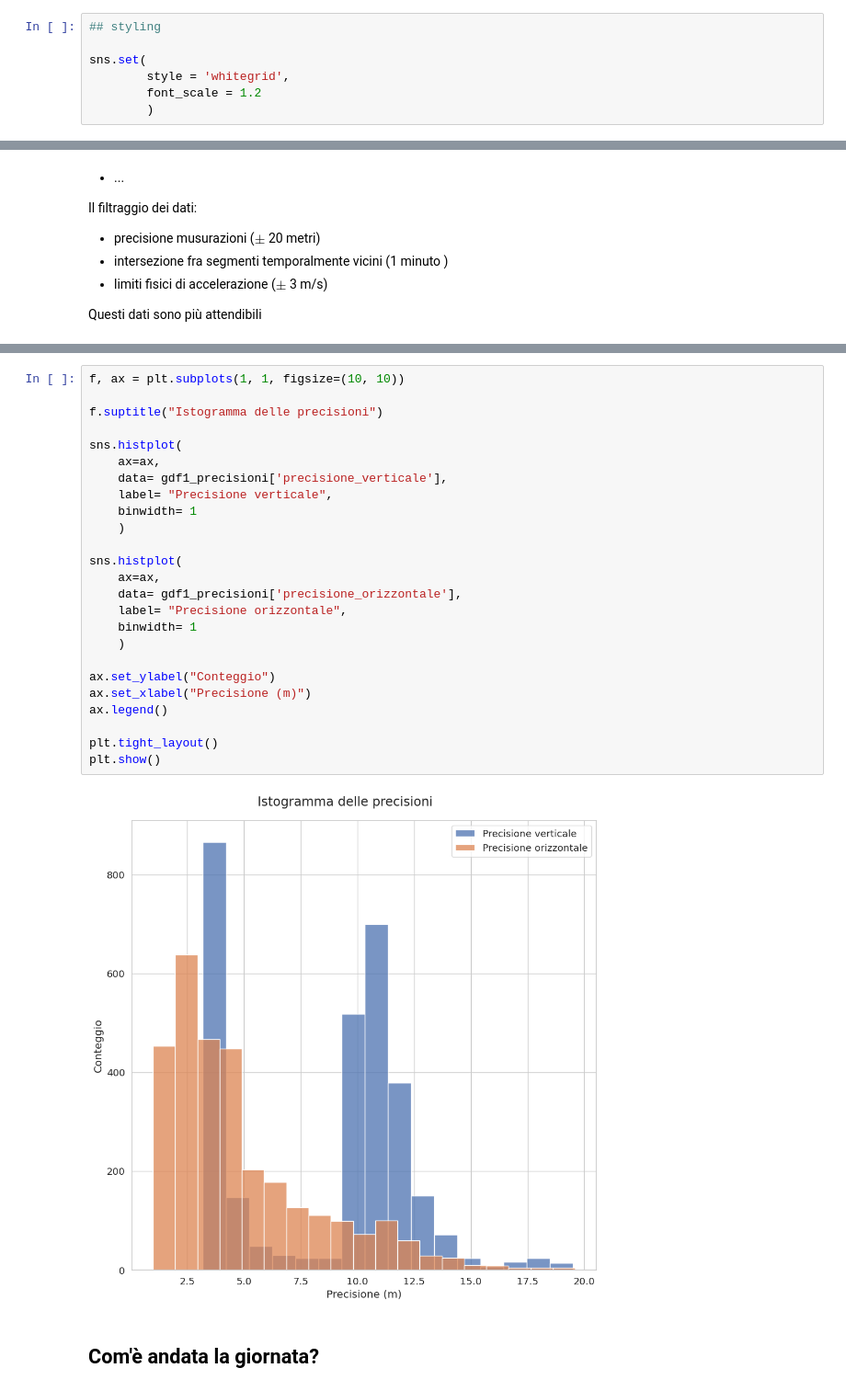
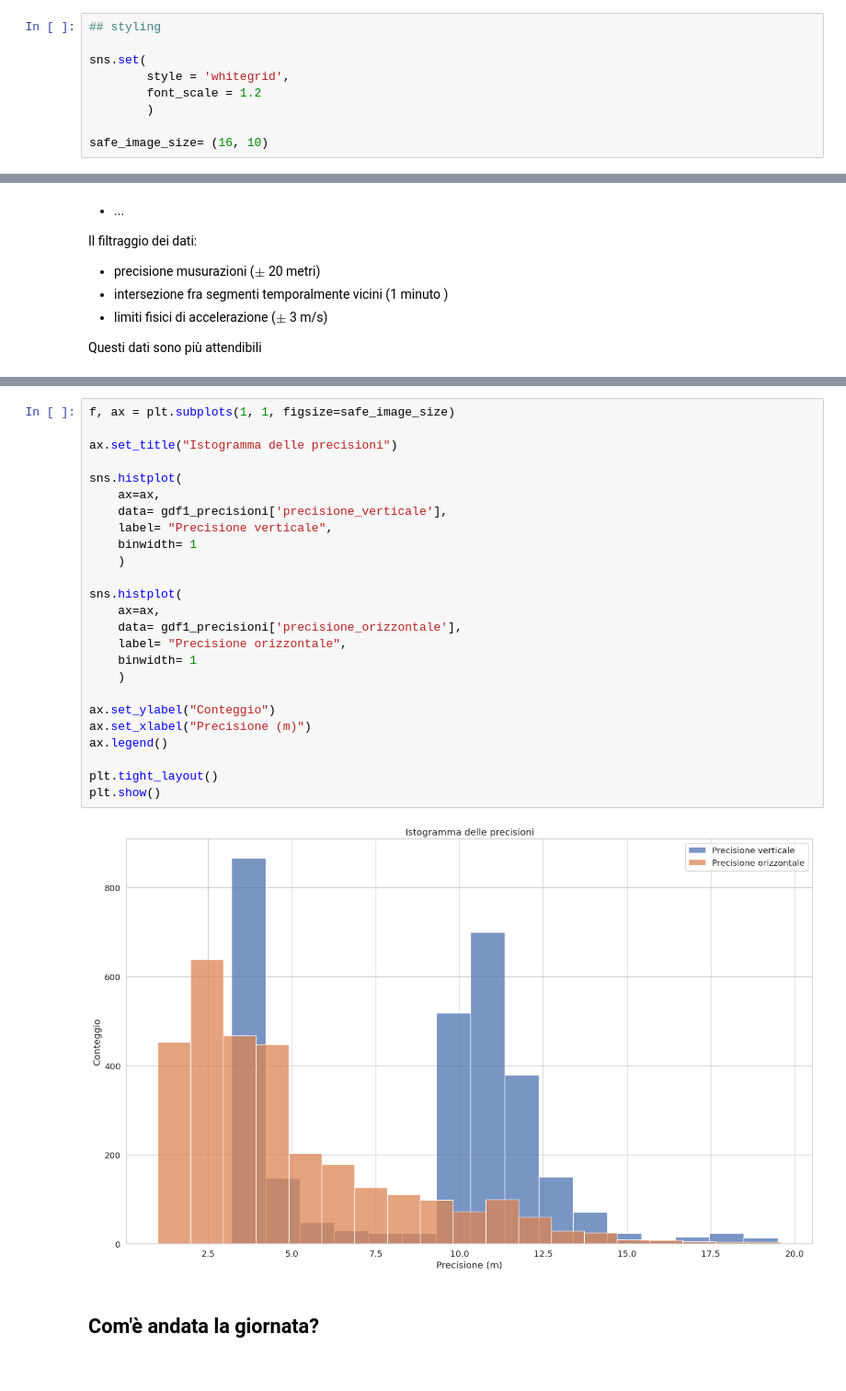
Before and after one commit to thomasmassarutto/DataSlopes, a Jupyter notebook: DataSlopes.ipynb, the cells around one changed output, grey strips where cells are left out. Shown at 92% size. Saved outputs shown, nothing was run; the diff lists cells and outputs as text.

```diff
--- a/DataSlopes.ipynb
+++ b/DataSlopes.ipynb
@@ -30,6 +30,8 @@ sns.set(
         style = 'whitegrid',
         font_scale = 1.2
         )
+
+safe_image_size= (16, 10)
 # %%
 ## creazione df
 
@@ -356,30 +358,30 @@ plt.tight_layout()
 # %%
-f, ax = plt.subplots(1, 1, figsize=(10, 10))
+f, ax = plt.subplots(1, 1, figsize=safe_image_size)
 
-f.suptitle("Istogramma delle precisioni")
+ax.set_title("Istogramma delle precisioni")
 
 sns.histplot(
     ax=ax,
     data= gdf1_precisioni['precisione_verticale'],
     label= "Precisione verticale",
     binwidth= 1
     )
 
 sns.histplot(
     ax=ax,
     data= gdf1_precisioni['precisione_orizzontale'],
     label= "Precisione orizzontale",
     binwidth= 1
     )
 
 ax.set_ylabel("Conteggio")
 ax.set_xlabel("Precisione (m)")
 ax.legend()
 
 plt.tight_layout()
 plt.show()
 # %% [output]
-[figure, old version]
+[figure, new version]
 # %% [markdown]
 ## Com'è andata la giornata?
 # %% [markdown]
```
Also changed, not shown: parts of 12 cells of this notebook, 2 other files.
